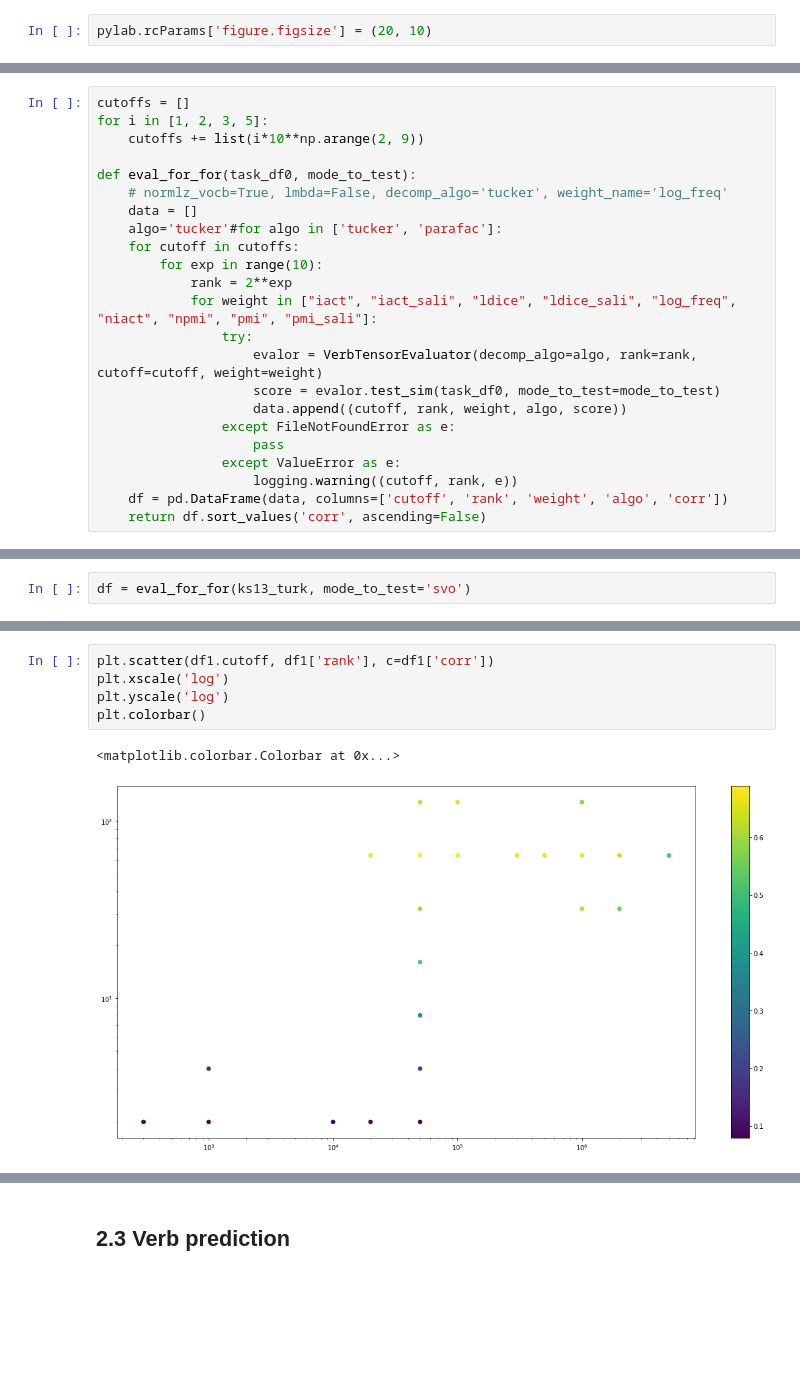
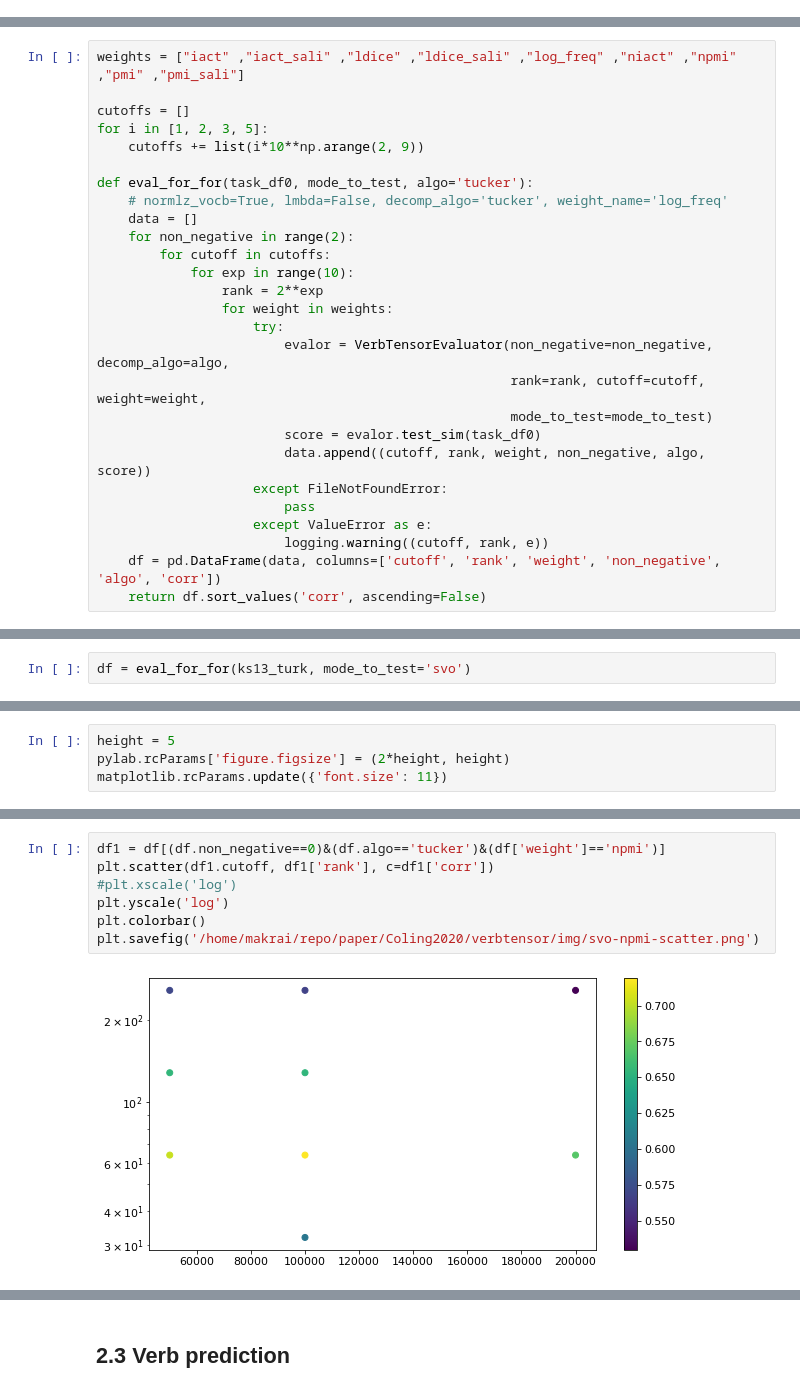
Before and after one commit to makrai/verb-tensor, a Jupyter notebook: eval.ipynb, the cells around one changed output, grey strips where cells are left out. Drawn from its saved outputs; the diff is of its cells as text; blank space fills up the shorter version.

Commit message:
Figures for MILab 21 seminar

```diff
--- a/eval.ipynb
+++ b/eval.ipynb
@@ -22,5 +22,3 @@ logging.basicConfig(level=logging.INFO,
 Populating the interactive namespace from numpy and matplotlib
 `%matplotlib` prevents importing * from pylab and numpy
   "\n`%matplotlib` prevents importing * from pylab and numpy"
-# %%
-pylab.rcParams['figure.figsize'] = (20, 10)
@@ -110,26 +106,30 @@ dtype: int64
 # %% [markdown]
 ## 1.2 Testing the verb tensor
 # %%
+weights = ["iact" ,"iact_sali" ,"ldice" ,"ldice_sali" ,"log_freq" ,"niact" ,"npmi" ,"pmi" ,"pmi_sali"]
+
 cutoffs = []
 for i in [1, 2, 3, 5]:
     cutoffs += list(i*10**np.arange(2, 9))
 
-def eval_for_for(task_df0, mode_to_test):
+def eval_for_for(task_df0, mode_to_test, algo='tucker'):
     # normlz_vocb=True, lmbda=False, decomp_algo='tucker', weight_name='log_freq'
     data = []
-    algo='tucker'#for algo in ['tucker', 'parafac']:
-    for cutoff in cutoffs:
-        for exp in range(10):
-            rank = 2**exp
-            for weight in ["iact", "iact_sali", "ldice", "ldice_sali", "log_freq", "niact", "npmi", "pmi", "pmi_sali"]:
-                try:
-                    evalor = VerbTensorEvaluator(decomp_algo=algo, rank=rank, cutoff=cutoff, weight=weight)
-                    score = evalor.test_sim(task_df0, mode_to_test=mode_to_test)
-                    data.append((cutoff, rank, weight, algo, score))
-                except FileNotFoundError as e:
-                    pass
-                except ValueError as e:
-                    logging.warning((cutoff, rank, e))
-    df = pd.DataFrame(data, columns=['cutoff', 'rank', 'weight', 'algo', 'corr'])
+    for non_negative in range(2):
+        for cutoff in cutoffs:
+            for exp in range(10):
+                rank = 2**exp
+                for weight in weights:
+                    try:
+                        evalor = VerbTensorEvaluator(non_negative=non_negative, decomp_algo=algo,
+                                                     rank=rank, cutoff=cutoff, weight=weight,
+                                                     mode_to_test=mode_to_test)
+                        score = evalor.test_sim(task_df0)
+                        data.append((cutoff, rank, weight, non_negative, algo, score))
+                    except FileNotFoundError:
+                        pass
+                    except ValueError as e:
+                        logging.warning((cutoff, rank, e))
+    df = pd.DataFrame(data, columns=['cutoff', 'rank', 'weight', 'non_negative', 'algo', 'corr'])
     return df.sort_values('corr', ascending=False)
 # %%
@@ -410,0 +429,4 @@ df1 = df[df.weight=='log_freq']
+# %%
+height = 5
+pylab.rcParams['figure.figsize'] = (2*height, height)
+matplotlib.rcParams.update({'font.size': 11})
@@ -411,8 +441,9 @@ df1 = df[df.weight=='log_freq']
 # %%
+df1 = df[(df.non_negative==0)&(df.algo=='tucker')&(df['weight']=='npmi')]
 plt.scatter(df1.cutoff, df1['rank'], c=df1['corr'])
-plt.xscale('log')
+#plt.xscale('log')
 plt.yscale('log')
 plt.colorbar()
+plt.savefig('/home/makrai/repo/paper/Coling2020/verbtensor/img/svo-npmi-scatter.png')
 # %% [output]
-<matplotlib.colorbar.Colorbar at 0x...>
-[figure, old version]
+[figure, new version]
```
Also changed, not shown: parts of 38 cells of this notebook.
